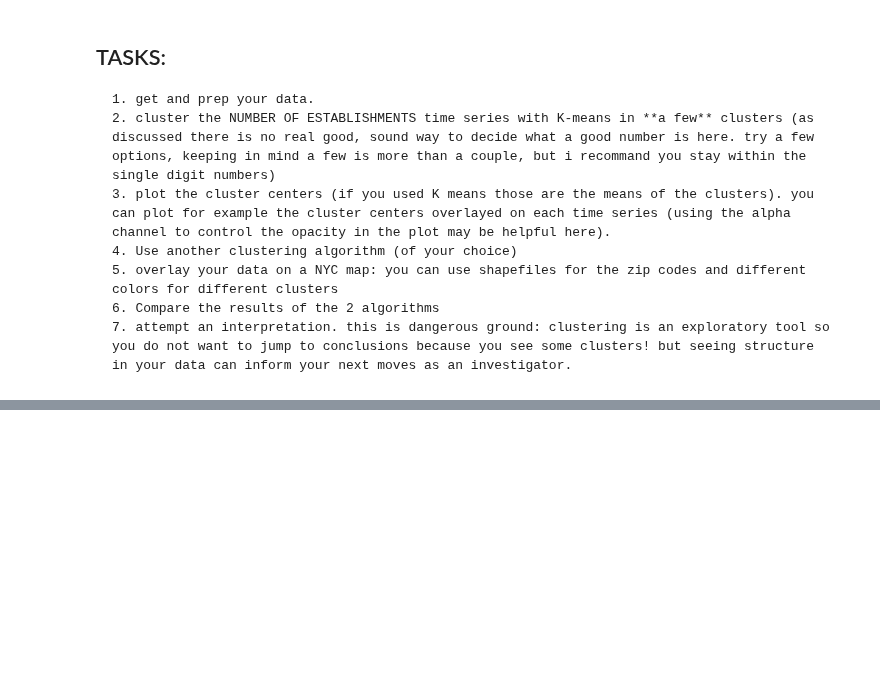
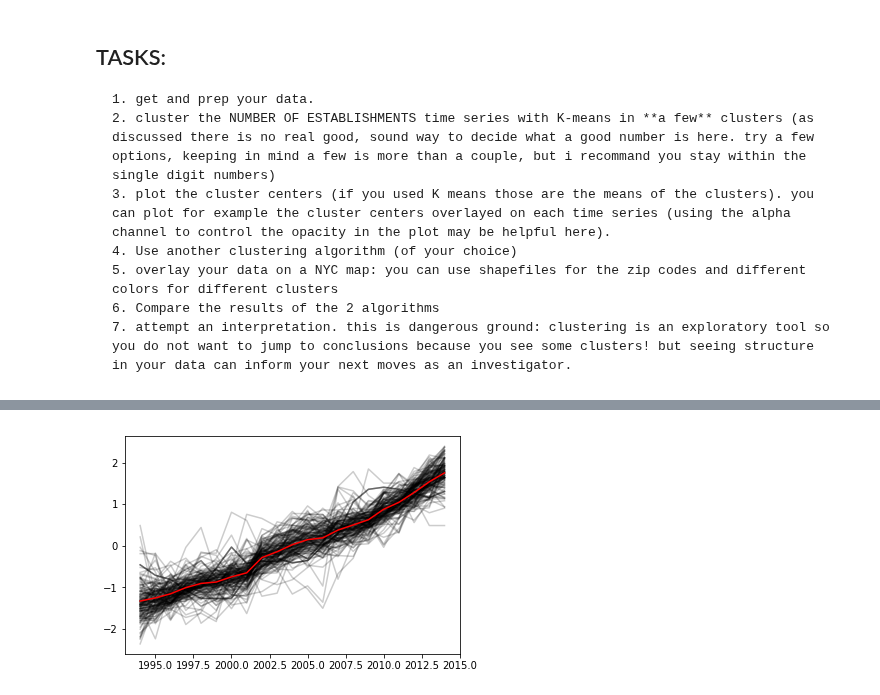
Before and after one commit to qiuyliu/PUI2017_uc288, a Jupyter notebook: HW11_uc288/HW11_Assignment1.ipynb, the cells around one changed output, grey strips where cells are left out. Drawn from its saved outputs; the diff is of its cells as text; code cells hidden in the pictures; blank space fills up the shorter version.

```diff
--- a/HW11_uc288/HW11_Assignment1.ipynb
+++ b/HW11_uc288/HW11_Assignment1.ipynb
@@ -143,0 +339,6 @@ Image.open("dandrogram.png")
+# %%
+n = 5
+km = KMeans(n_clusters=n, random_state=123)
+km_res = km.fit(std_ts)
+std_ts['KLABEL'] = km_res.labels_
+std_ts.head()
@@ -143,0 +362,3 @@ Image.open("dandrogram.png")
+# %%
+centers = pd.DataFrame(km_res.cluster_centers_)
+centers.columns = std_ts.columns[:-1]
@@ -143,0 +375,6 @@ Image.open("dandrogram.png")
+# %%
+cl0 = std_ts[std_ts['KLABEL'] == 0]
+pl.plot(cl0.iloc[:,:-1].T, c='k', alpha=0.2)
+pl.plot(centers.iloc[0], c='r');
+# %% [output]
+[figure, added]
```
Also changed, not shown: parts of 42 cells of this notebook.
